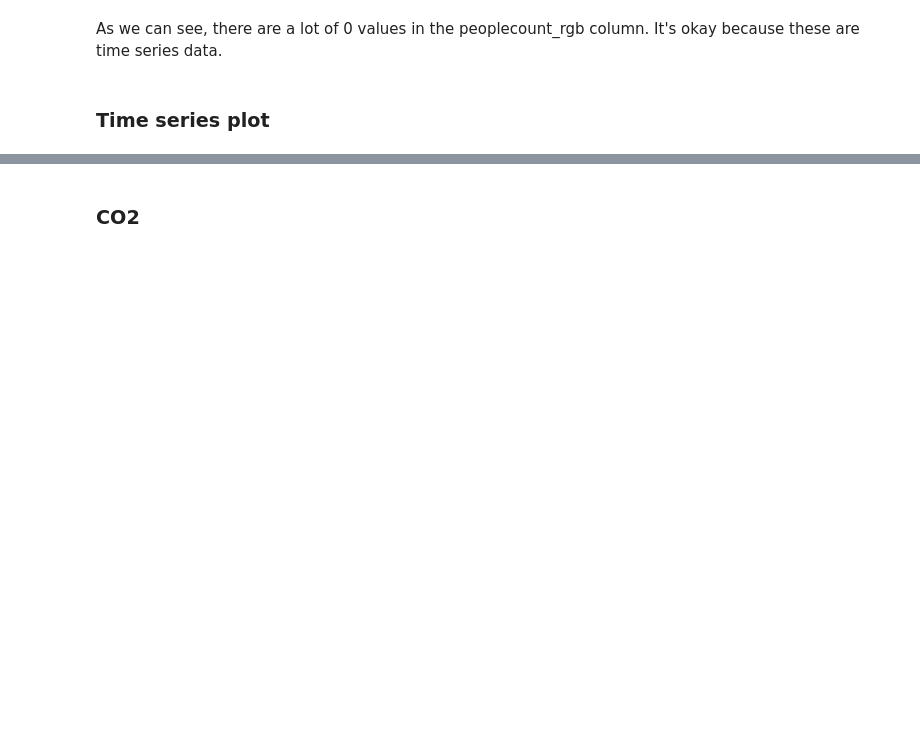
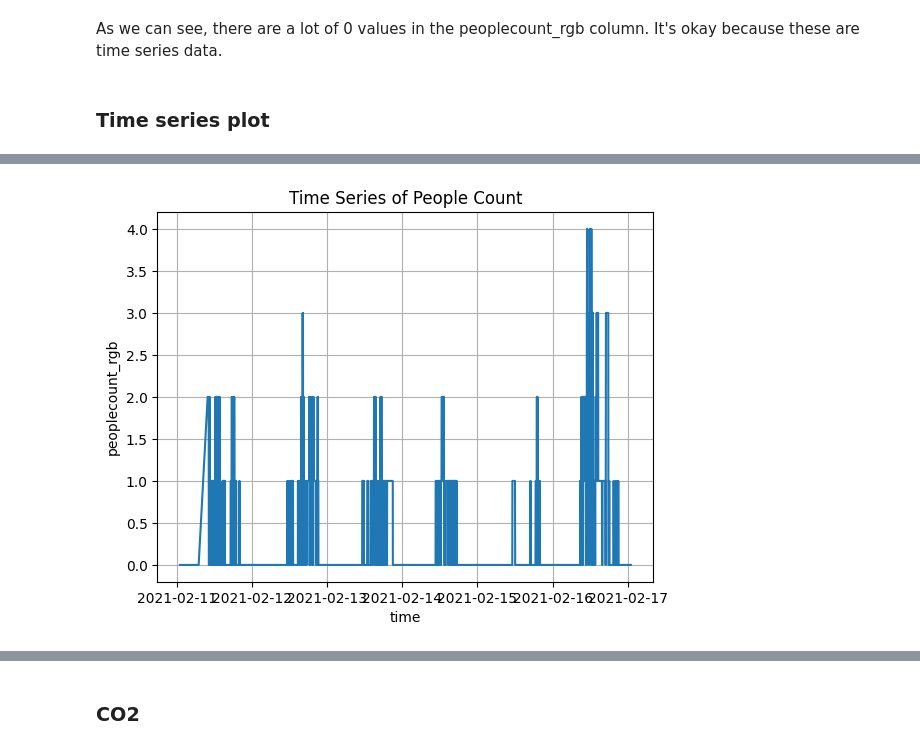
Before and after one commit to AymaneElmahi/sd-hoc, a Jupyter notebook: notebooks/visualizing.ipynb, the cells around one changed output, grey strips where cells are left out. Cells and saved outputs as stored; diff of their text form; code cells hidden in the pictures; blank space fills up the shorter version.

```diff
--- a/notebooks/visualizing.ipynb
+++ b/notebooks/visualizing.ipynb
@@ -108,8 +116,10 @@ As we can see, there are a lot of 0 values in the peoplecount_rgb column. It's o
 # %%
 # plot time series of people count
 utils.plot_time_series(df)
+utils.plot_time_series(df,matplotlib = True,first = False)
 # %% [output]
 [interactive output not drawn]
+[figure, added]
 # %%
 # plot time series of people count for each day
 utils.plot_time_series_dbd(df)
```
Also changed, not shown: parts of 3 cells of this notebook.
